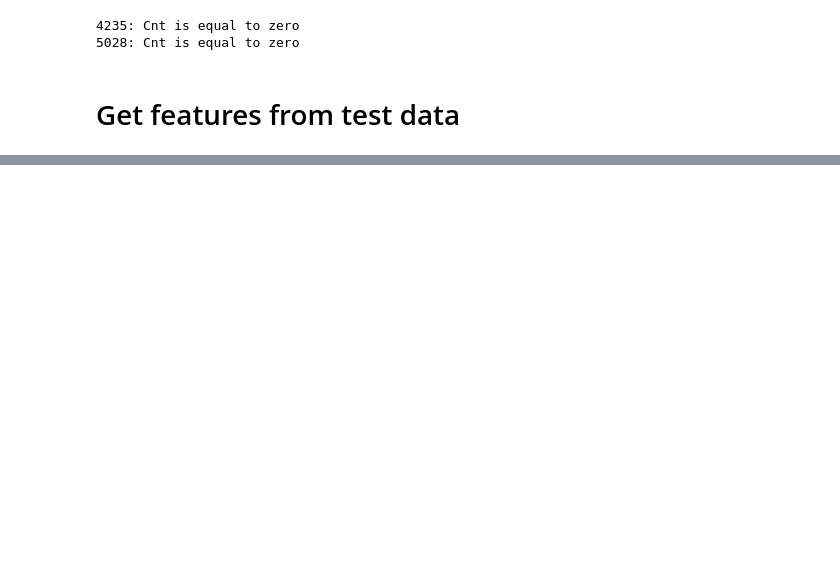
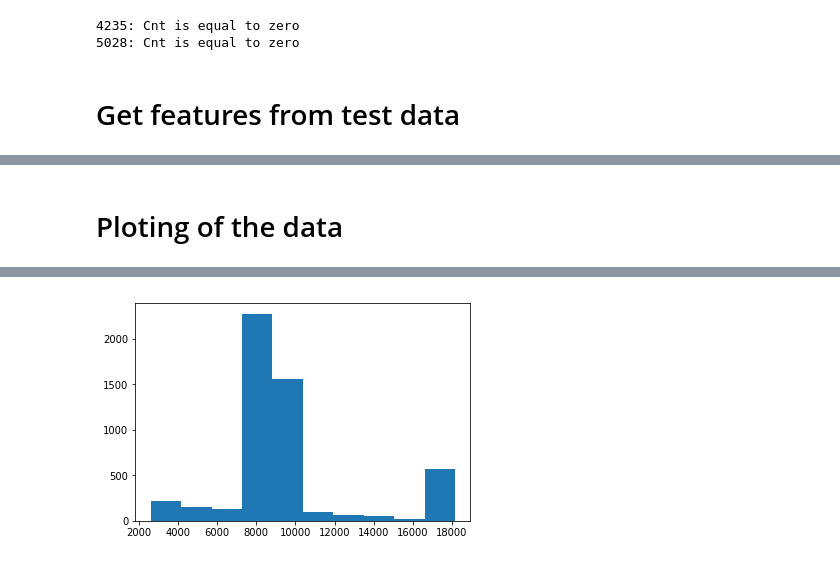
Before and after one commit to alexus37/AML-18, a Jupyter notebook: task3/ax.ipynb, the cells around one changed output, grey strips where cells are left out. Saved outputs shown, nothing was run; the diff lists cells and outputs as text; code cells hidden in the pictures; blank space fills up the shorter version.

```diff
--- a/task3/ax.ipynb
+++ b/task3/ax.ipynb
@@ -259,0 +310,9 @@ make_submission('ax_RFC_db6.csv', predicted)
+# %% [markdown]
+# Ploting of the data
+# %%
+histData = list()
+for id in tqdm(range(train_data.shape[0])):
+    histData.append(len(train_data.iloc[id].dropna()))
+
+plt.hist(histData);
+# %% [output]
@@ -259,0 +320 @@ make_submission('ax_RFC_db6.csv', predicted)
+[figure, added]
```
Also changed, not shown: parts of 17 cells of this notebook, 1 other file.
